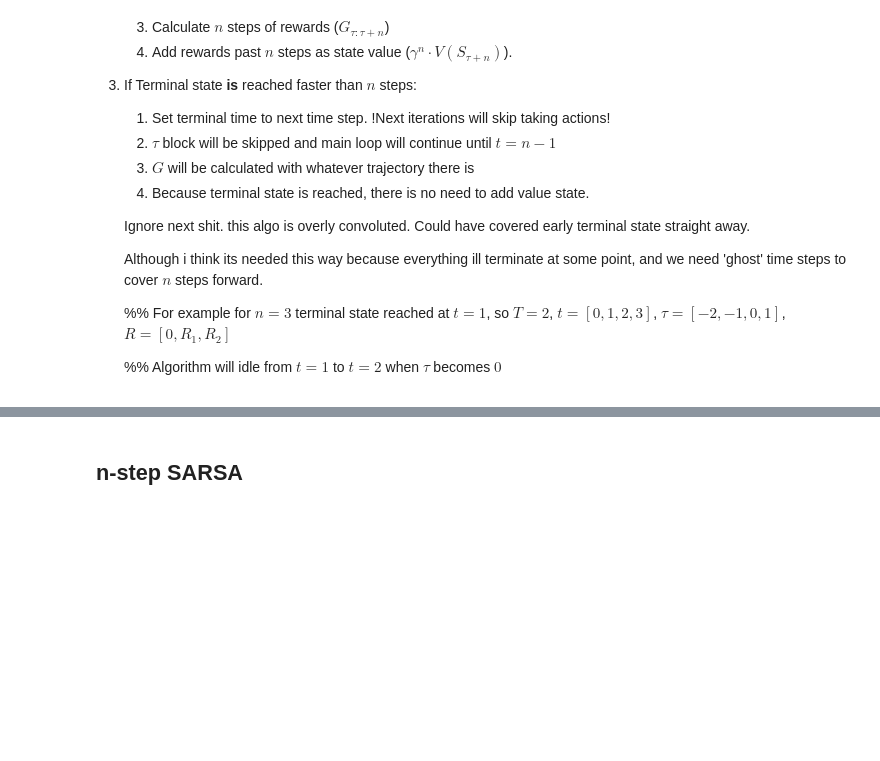
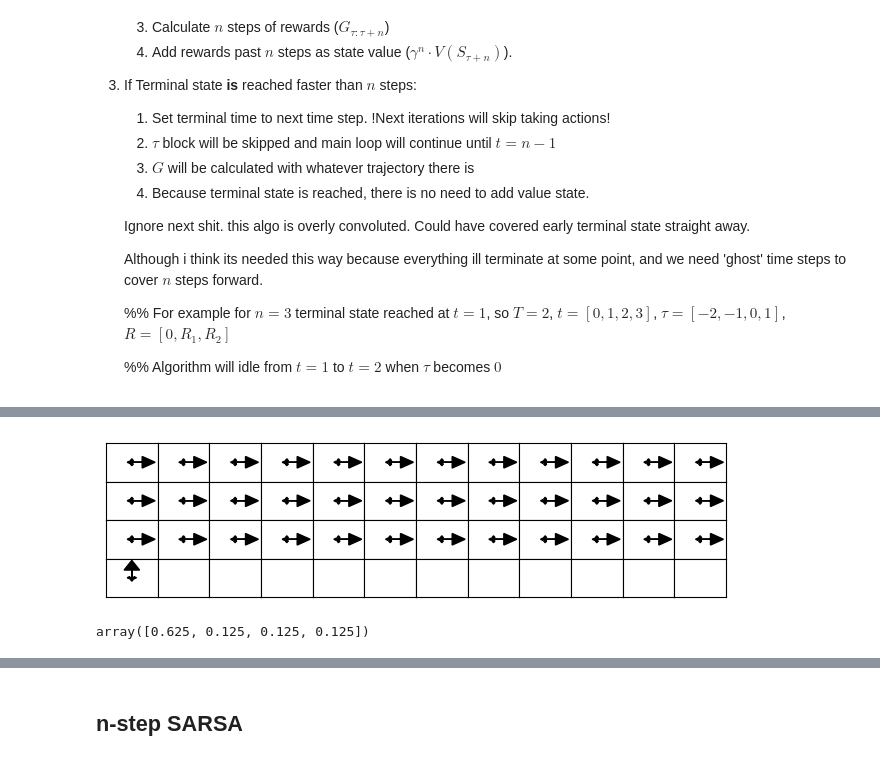
Before and after one commit to ajegorovs/aj_python_tool_lib, a Jupyter notebook: data_processing/neural_networks/RL_Reinforced_Learning/Sutton_P1_Ch07_n_step_bootstrapping.ipynb, the cells around one changed output, grey strips where cells are left out. Saved outputs shown, nothing was run; the diff lists cells and outputs as text; code cells hidden in the pictures; blank space fills up the shorter version.

```diff
--- a/data_processing/neural_networks/RL_Reinforced_Learning/Sutton_P1_Ch07_n_step_bootstrapping.ipynb
+++ b/data_processing/neural_networks/RL_Reinforced_Learning/Sutton_P1_Ch07_n_step_bootstrapping.ipynb
@@ -63,12 +73,18 @@ $$V_{t+n}(S_t) \dot = V_{t+n-1}(S_t) + \alpha \bigg[ G_{t:t+n} - V_{t+n-1}(S_t)
 # %%
 # completely random policy: epsilon = 1.
 # env_nTD_V = base_env('FrozenLake-v1', desc=None, map_name="4x4", eps=1)
 
 env_nTD_V = base_env("CliffWalking-v0", eps=0.5)
 env_nTD_V.Qsa_init(random=False, action=1)
 env_nTD_V.Qsa[37:] *= 0
-env_nTD_V.Qsa[36] = [0,1,0,0]
+env_nTD_V.Qsa[36] = [1,0,0,0]
 env_nTD_V.policy_update_whole(use_Qsa = True)
+env_nTD_V.policy[37:] *= 0
+plot_cliff_walking(env_nTD_V.policy, figsize=(8,2))
+env_nTD_V.policy[36]
+# %% [output]
+[figure, added]
+array([0.625, 0.125, 0.125, 0.125])
 # %%
 def n_step_TD_V(env: base_env, n_steps = 5, N = 1, GAMMA = 1, ALPHA = 0.01):
 
```
Also changed, not shown: parts of 25 cells of this notebook, 1 other file.
